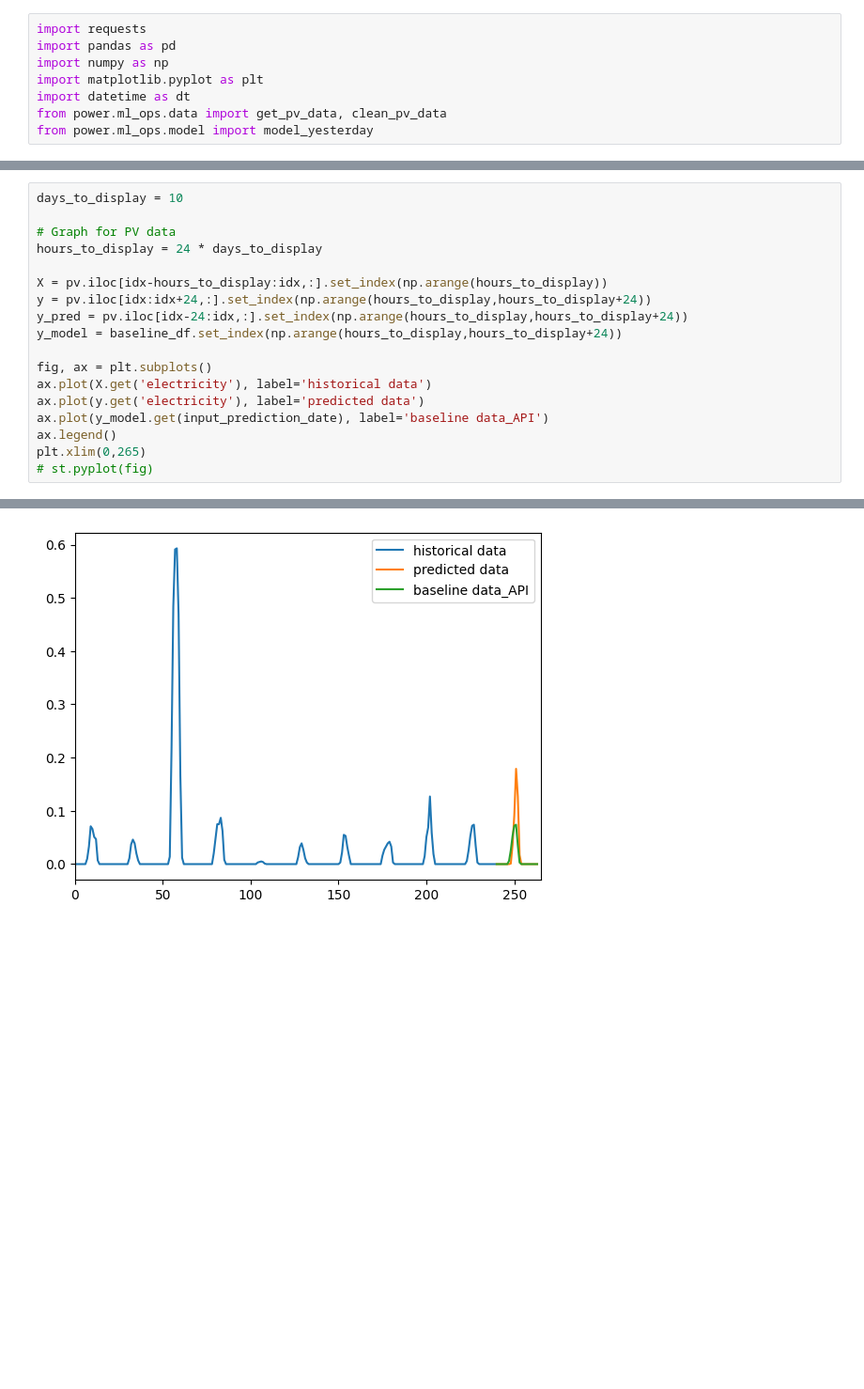
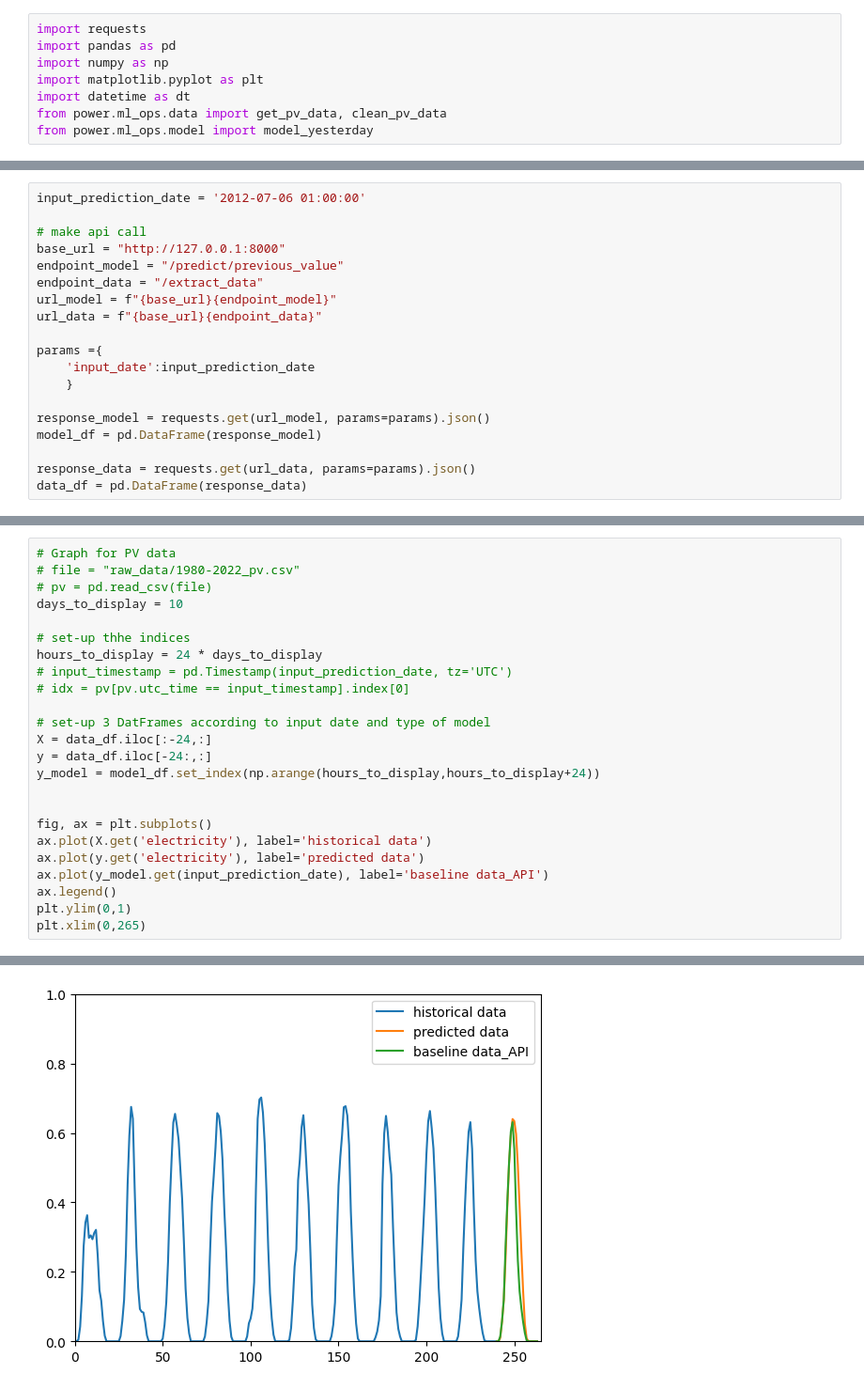
Before and after one commit to jerome-roeser/advanced-power-forecast, a Jupyter notebook: notebooks/jerome_working_notebook.ipynb, the cells around one changed output, grey strips where cells are left out. Shown: that part at 94% size. Drawn from its saved outputs; the diff is of its cells as text; blank space fills up the shorter version.

```diff
--- a/notebooks/jerome_working_notebook.ipynb
+++ b/notebooks/jerome_working_notebook.ipynb
@@ -92,0 +9,19 @@ columns=['a', 'b', 'c'])
+# %%
+input_prediction_date = '2012-07-06 01:00:00'
+
+# make api call
+base_url = "http://127.0.0.1:8000"
+endpoint_model = "/predict/previous_value"
+endpoint_data = "/extract_data"
+url_model = f"{base_url}{endpoint_model}"
+url_data = f"{base_url}{endpoint_data}"
+
+params ={
+    'input_date':input_prediction_date
+    }
+
+response_model = requests.get(url_model, params=params).json()
+model_df = pd.DataFrame(response_model)
+
+response_data = requests.get(url_data, params=params).json()
+data_df = pd.DataFrame(response_data)
@@ -93,21 +48,27 @@ columns=['a', 'b', 'c'])
 # %%
+# Graph for PV data
+# file = "raw_data/1980-2022_pv.csv"
+# pv = pd.read_csv(file)
 days_to_display = 10
 
-# Graph for PV data
+# set-up thhe indices
 hours_to_display = 24 * days_to_display
+# input_timestamp = pd.Timestamp(input_prediction_date, tz='UTC')
+# idx = pv[pv.utc_time == input_timestamp].index[0]
 
-X = pv.iloc[idx-hours_to_display:idx,:].set_index(np.arange(hours_to_display))
-y = pv.iloc[idx:idx+24,:].set_index(np.arange(hours_to_display,hours_to_display+24))
-y_pred = pv.iloc[idx-24:idx,:].set_index(np.arange(hours_to_display,hours_to_display+24))
-y_model = baseline_df.set_index(np.arange(hours_to_display,hours_to_display+24))
+# set-up 3 DatFrames according to input date and type of model
+X = data_df.iloc[:-24,:]
+y = data_df.iloc[-24:,:]
+y_model = model_df.set_index(np.arange(hours_to_display,hours_to_display+24))
+
 
 fig, ax = plt.subplots()
 ax.plot(X.get('electricity'), label='historical data')
 ax.plot(y.get('electricity'), label='predicted data')
 ax.plot(y_model.get(input_prediction_date), label='baseline data_API')
 ax.legend()
+plt.ylim(0,1)
 plt.xlim(0,265)
-# st.pyplot(fig)
 # %% [output]
 (0.0, 265.0)
-[figure, old version]
+[figure, new version]
```
Also changed, not shown: parts of 11 cells of this notebook, 1 other file.
